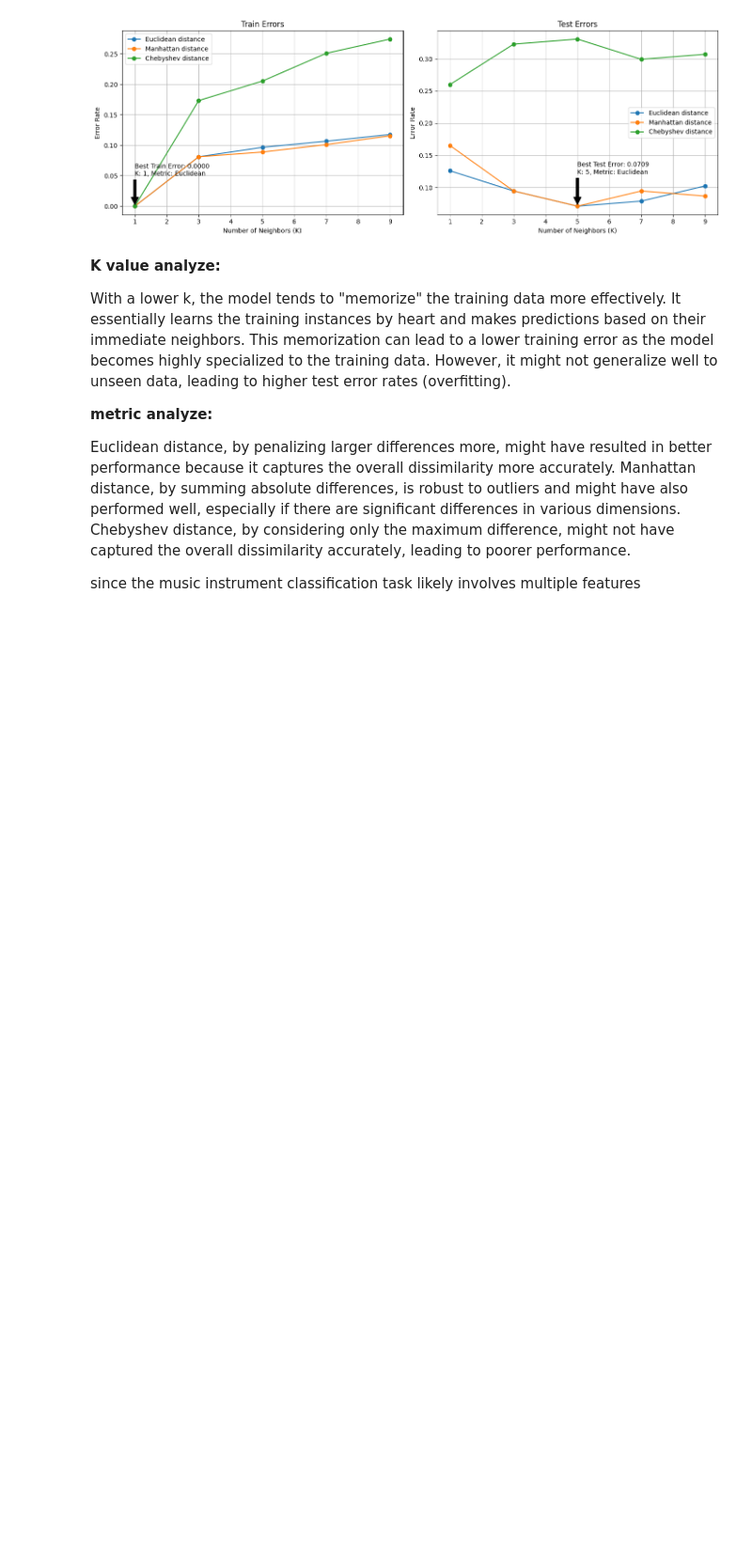
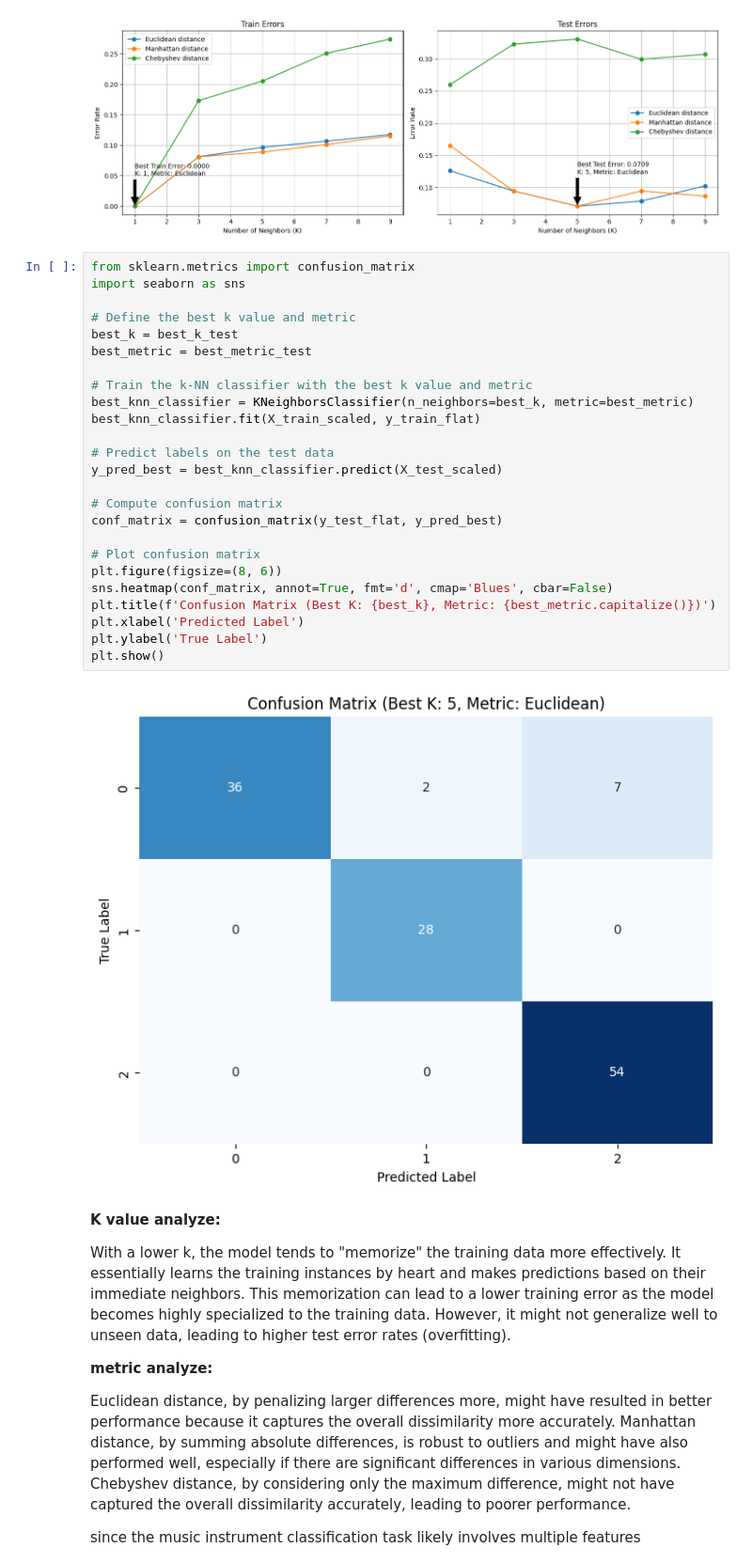
Before and after one commit to ravidkrisi/music_instrument_classification, a Jupyter notebook: Final_Project_Machine_Learning.ipynb, the cells around one changed output. Shown at 94% size. Cells and saved outputs as stored; diff of their text form; blank space fills up the shorter version.

```diff
--- a/Final_Project_Machine_Learning.ipynb
+++ b/Final_Project_Machine_Learning.ipynb
@@ -806,6 +962,33 @@ plt.tight_layout()
 plt.show()
 # %% [output]
 [figure]
+# %%
+from sklearn.metrics import confusion_matrix
+import seaborn as sns
+
+# Define the best k value and metric
+best_k = best_k_test
+best_metric = best_metric_test
+
+# Train the k-NN classifier with the best k value and metric
+best_knn_classifier = KNeighborsClassifier(n_neighbors=best_k, metric=best_metric)
+best_knn_classifier.fit(X_train_scaled, y_train_flat)
+
+# Predict labels on the test data
+y_pred_best = best_knn_classifier.predict(X_test_scaled)
+
+# Compute confusion matrix
+conf_matrix = confusion_matrix(y_test_flat, y_pred_best)
+
+# Plot confusion matrix
+plt.figure(figsize=(8, 6))
+sns.heatmap(conf_matrix, annot=True, fmt='d', cmap='Blues', cbar=False)
+plt.title(f'Confusion Matrix (Best K: {best_k}, Metric: {best_metric.capitalize()})')
+plt.xlabel('Predicted Label')
+plt.ylabel('True Label')
+plt.show()
+# %% [output]
+[figure, added]
 # %% [markdown]
 **K value analyze:**
 
```
Also changed, not shown: parts of 7 cells of this notebook.
